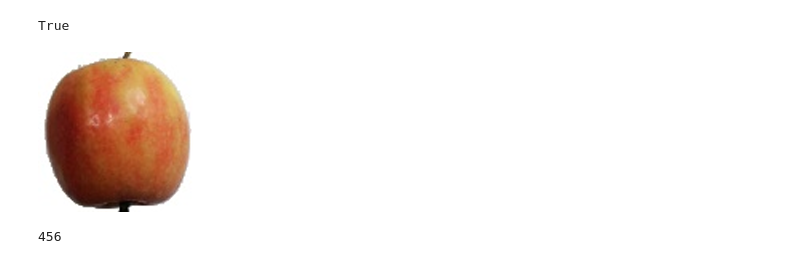
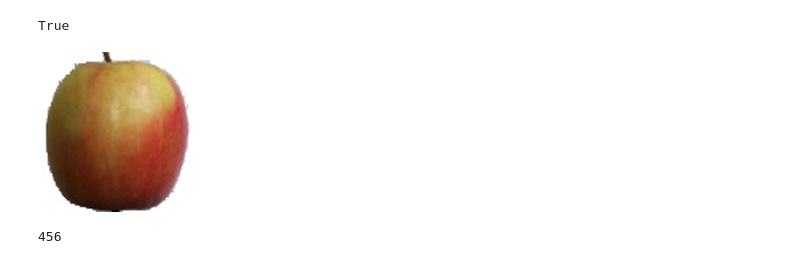
Before and after one commit to as8345s/GenAI_LangChain_Content, a Jupyter notebook: GAN/GAN-CNN.ipynb, the cells around one changed output. Cells and saved outputs as stored; diff of their text form; code cells hidden in the pictures.

```diff
--- a/GAN/GAN-CNN.ipynb
+++ b/GAN/GAN-CNN.ipynb
@@ -74,9 +74,9 @@ len(apple_dataset) == len(appleimage_names)
 # %% [output]
 True
 # %%
-PIL.Image.fromarray(apple_dataset[100])
+PIL.Image.fromarray(apple_dataset[201])
 # %% [output]
-[figure, old version]
+[figure, new version]
 # %%
 len(appleimage_names)
 # %% [output]
```
Also changed, not shown: parts of 29 cells of this notebook, 3 other files.
